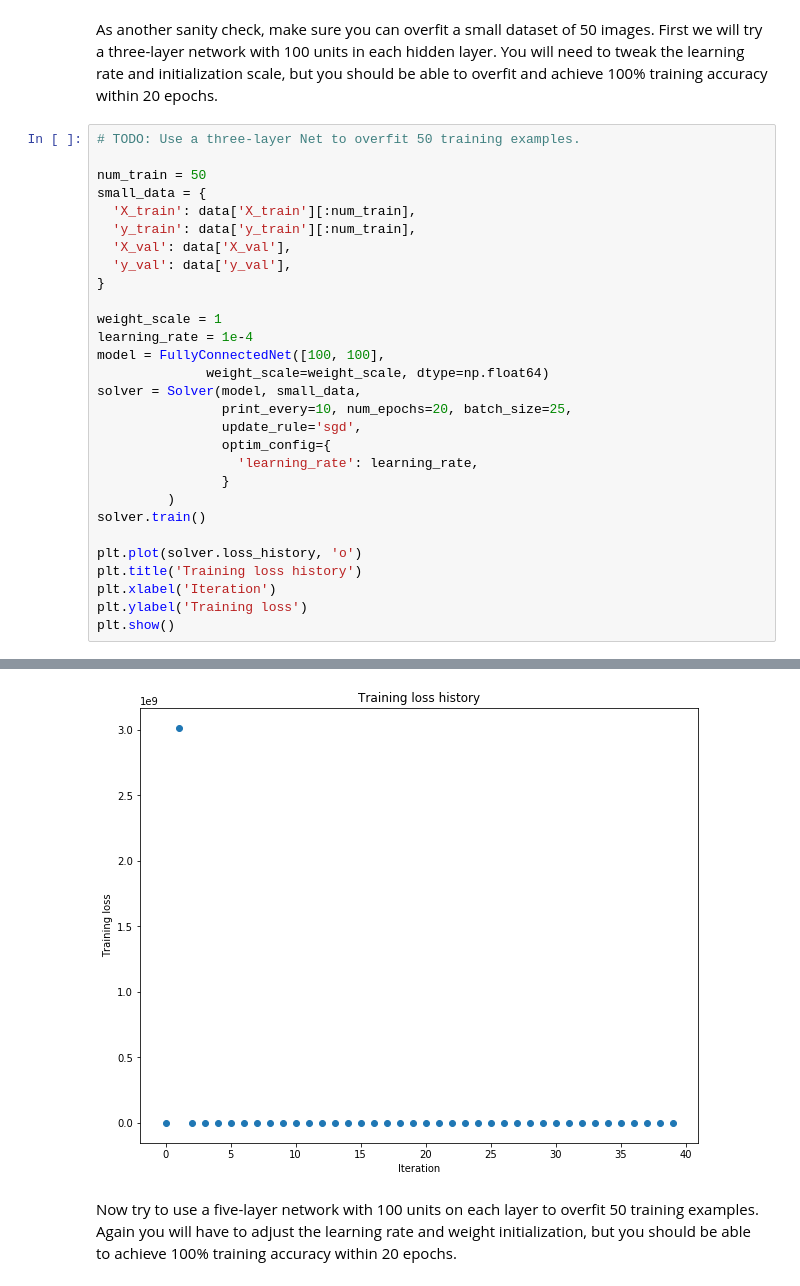
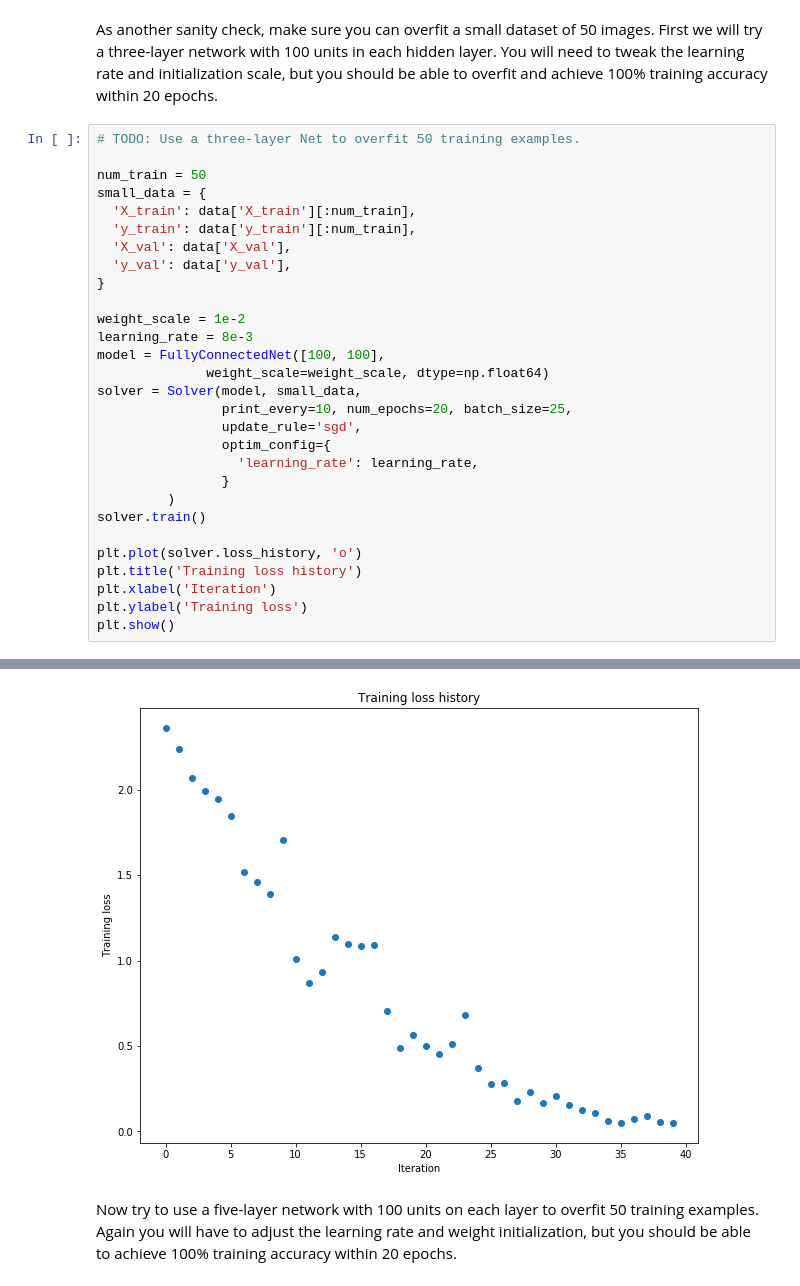
Before and after one commit to Constannnnnt/Deep-Learning-for-Computer-Vision, a Jupyter notebook: assignment2/FullyConnectedNets.ipynb, the cells around one changed output, grey strips where cells are left out. Drawn from its saved outputs; the diff is of its cells as text.

```diff
--- a/assignment2/FullyConnectedNets.ipynb
+++ b/assignment2/FullyConnectedNets.ipynb
@@ -423,8 +423,8 @@ small_data = {
   'y_val': data['y_val'],
 }
 
-weight_scale = 1
-learning_rate = 1e-4
+weight_scale = 1e-2
+learning_rate = 8e-3
 model = FullyConnectedNet([100, 100],
               weight_scale=weight_scale, dtype=np.float64)
 solver = Solver(model, small_data,
@@ -462,4 +462,4 @@ plt.show()
-[figure, old version]
+[figure, new version]
 # %% [markdown]
 Now try to use a five-layer network with 100 units on each layer to overfit 50 training examples. Again you will have to adjust the learning rate and weight initialization, but you should be able to achieve 100% training accuracy within 20 epochs.
 # %%
```
Also changed, not shown: parts of 13 cells of this notebook, 2 other files.
